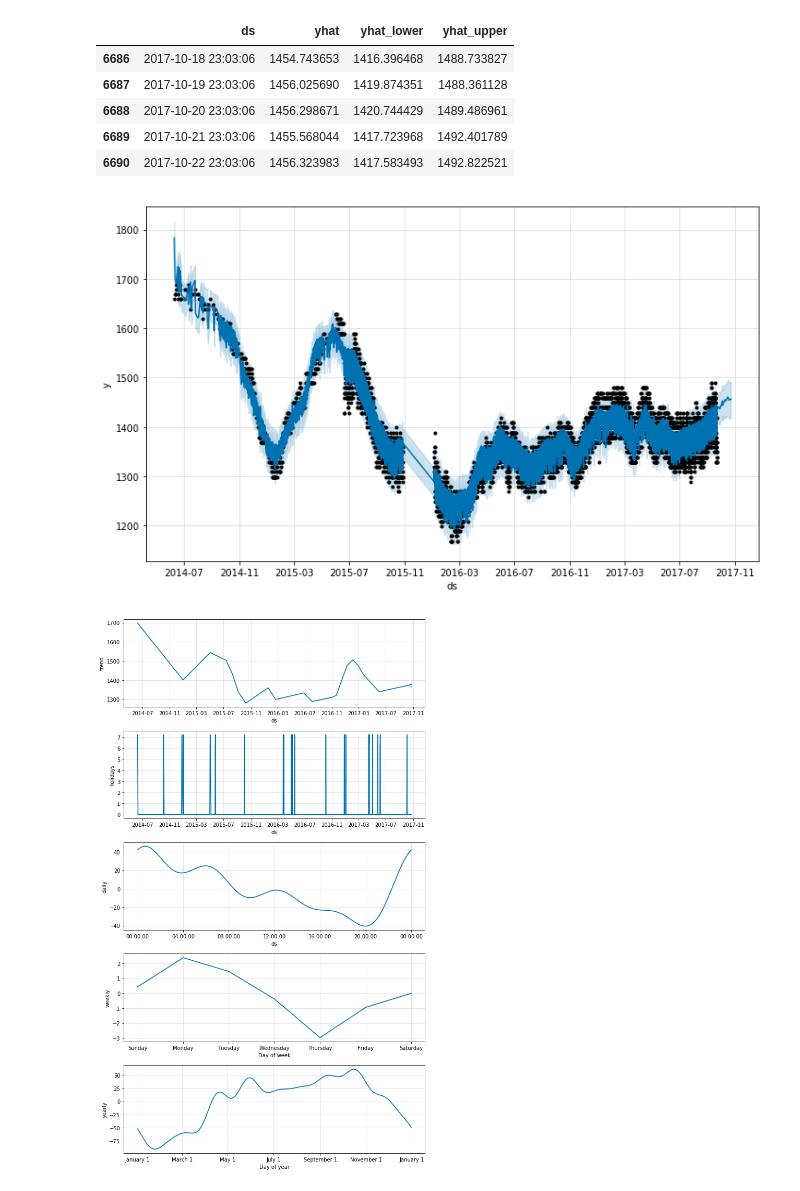
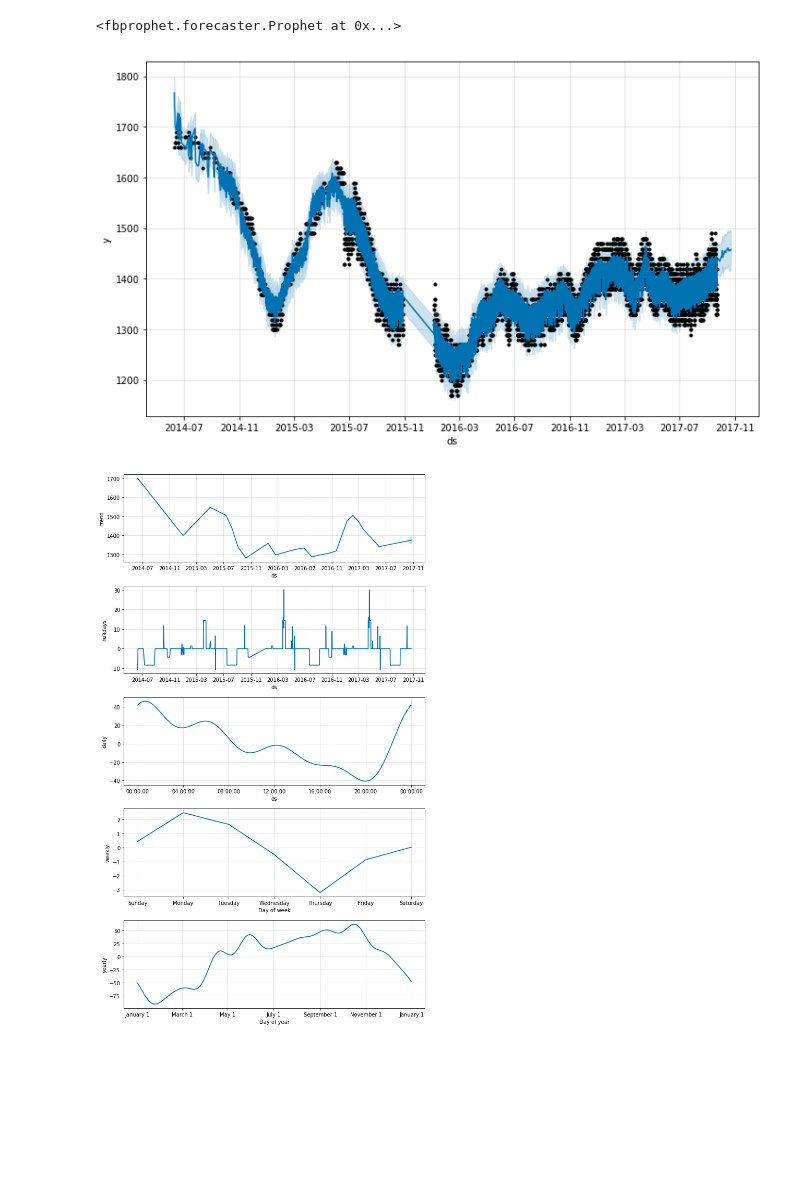
Before and after one commit to WGierke/informatiCup2018, a Jupyter notebook: notebooks/1.2-wg-prophet-with-holidays.ipynb, the cells around one changed output. Drawn from its saved outputs; the diff is of its cells as text; code cells hidden in the pictures; blank space fills up the shorter version.

Commit message:
Add method to predict future for gas station including holiday features

```diff
--- a/notebooks/1.2-wg-prophet-with-holidays.ipynb
+++ b/notebooks/1.2-wg-prophet-with-holidays.ipynb
@@ -69,13 +13,0 @@ df_vacations.head()
-# %%
-# Add holiday information
-years = []
-for year in range(2014, 2019):
-    year_content = open(os.path.join('..', 'data', 'external', "holidays_{}.json".format(year))).read()
-    year_dict = json.loads(year_content)
-    for day in year_dict['SH'].keys():
-        years.append(year_dict['SH'][day]['datum'])
-df_holidays = pd.DataFrame({
-  'holiday': 'holiday',
-  'ds': pd.to_datetime(years),
-})
-df_holidays.head()
@@ -99,3 +13,0 @@ m.fit(df_fb)
-# %%
-future = m.make_future_dataframe(periods=31)
-future.tail()
@@ -109,18 +14,34 @@ future.tail()
-# %%
-forecast = m.predict(future)
-forecast[['ds', 'yhat', 'yhat_lower', 'yhat_upper']].tail()
-# %% [output]
-|  | ds | yhat | yhat_lower | yhat_upper |
-| 6686 | 2017-10-18 23:03:06 | 1454.743653 | 1416.396468 | 1488.733827 |
-| 6687 | 2017-10-19 23:03:06 | 1456.025690 | 1419.874351 | 1488.361128 |
-| 6688 | 2017-10-20 23:03:06 | 1456.298671 | 1420.744429 | 1489.486961 |
-| 6689 | 2017-10-21 23:03:06 | 1455.568044 | 1417.723968 | 1492.401789 |
-| 6690 | 2017-10-22 23:03:06 | 1456.323983 | 1417.583493 | 1492.822521 |
-# %%
-m.plot(forecast);
-# %% [output]
-[figure, removed]
-# %%
-m.plot_components(forecast);
-# %% [output]
-[figure, removed]
+# %%
+def predict_for_gas_station(gas_station_id, days=31):
+    GAS_STATIONS_PATH = os.path.join('..', 'data', 'processed', 'Tankstellen_states.csv')
+    GAS_PRICE_PATH = os.path.join('..', 'data', 'raw', 'input_data', 'Eingabedaten', 'Benzinpreise')
+    GAS_STATION_PATH = os.path.join(GAS_PRICE_PATH, "{}.csv".format(gas_station_id))
+
+    gas_stations_df = pd.read_csv(GAS_STATIONS_PATH, sep=',')
+    gas_station_state = gas_stations_df[gas_stations_df["id"] == gas_station_id]["State"].iloc[0]
+
+    df_gas_station = pd.read_csv(GAS_STATION_1_PATH, names=['Timestamp', 'Price'], sep=';')
+    df_gas_station.head()
+
+    holidays_path = os.path.join('..', 'data', 'processed', "holidays_{}.csv".format(str(gas_station_state)))
+    df_holidays = pd.read_csv(holidays_path)
+    df_vacations = pd.read_csv(os.path.join('..', 'data', 'processed', "vacations_{}.csv".format(gas_station_state)))
+
+    holidays_df = pd.concat((df_holidays, df_vacations))
+    m = Prophet(holidays=holidays_df)
+    df_fb = df_gas_station.copy()
+    df_fb['y'] = df_fb['Price']
+    df_fb['ds'] = df_fb['Timestamp'].apply(lambda x : get_datetime_from_string(str(x), keep_utc=False))
+    df_fb.drop(['Timestamp', 'Price'], inplace=True, axis=1)
+    m.fit(df_fb)
+    future = m.make_future_dataframe(periods=days)
+    forecast = m.predict(future)
+    m.plot(forecast);
+    m.plot_components(forecast);
+    return m, future, forecast
+
+predict_for_gas_station(1905)
+# %% [output]
+<fbprophet.forecaster.Prophet at 0x...>
+[figure, added]
+[figure, added]
```
Also changed, not shown: parts of 12 cells of this notebook.
